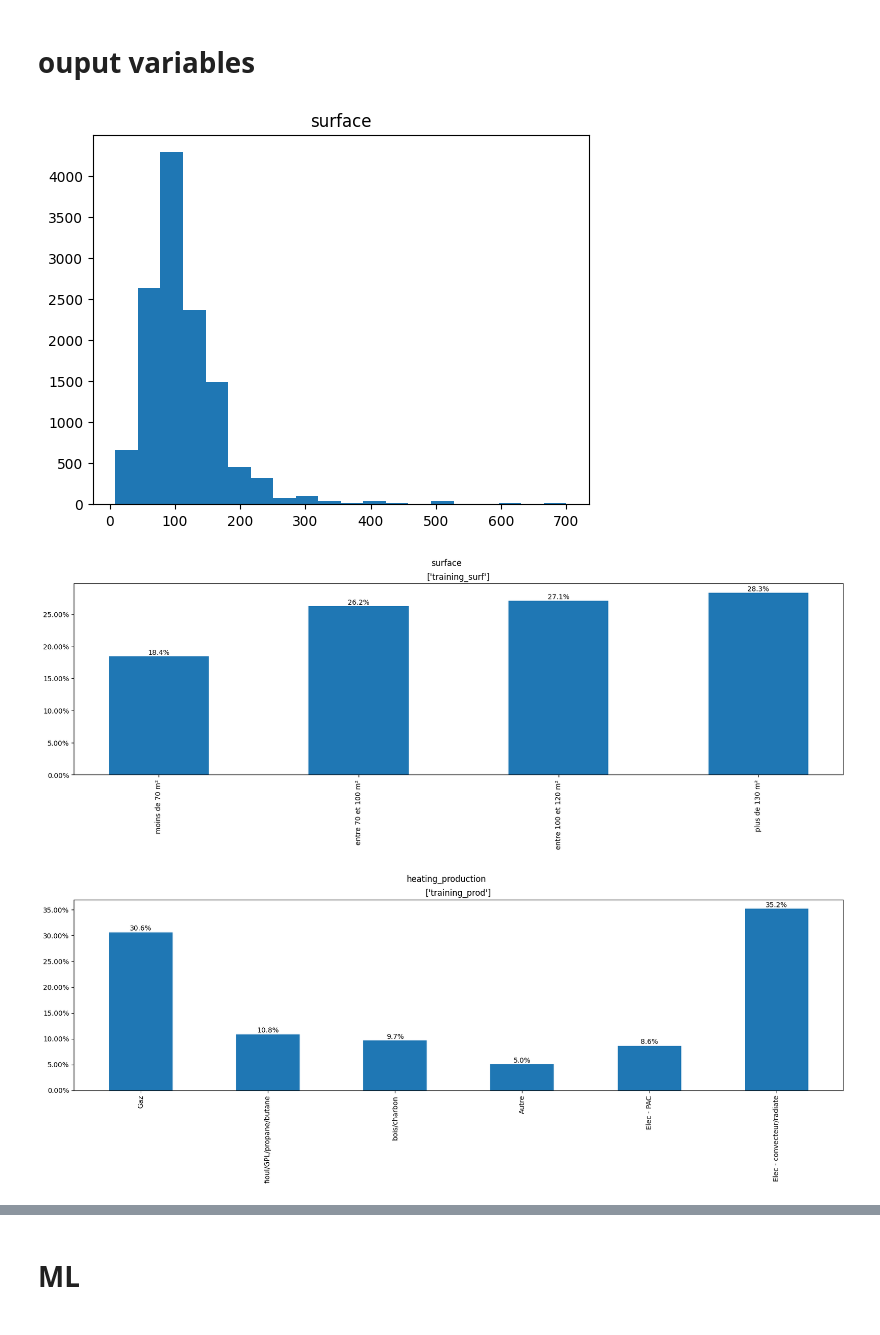
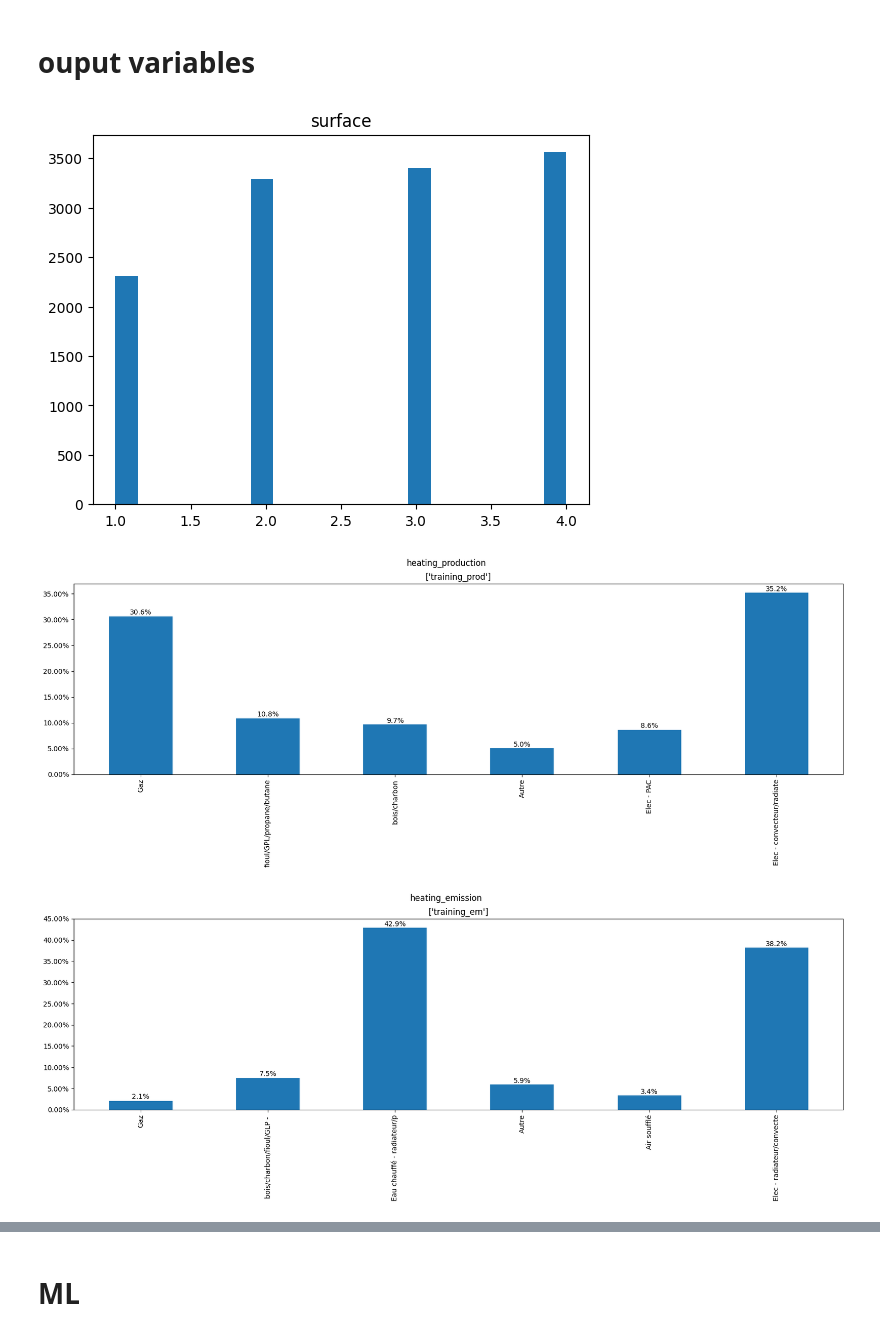
Before and after one commit to axrocheteau/renov_local, a Jupyter notebook: pred_tremi_v2.ipynb, the cells around one changed output, grey strips where cells are left out. Drawn from its saved outputs; the diff is of its cells as text; code cells hidden in the pictures.

```diff
--- a/pred_tremi_v2.ipynb
+++ b/pred_tremi_v2.ipynb
@@ -21,14 +26,13 @@ spark = SparkSession \
 # set this parameter for date issue before 1582 (dpe database)
 spark.conf.set("spark.sql.legacy.timeParserPolicy","LEGACY")
 # %%
-# create database
+# import files
 # File location and type
 file_location_array = [
-    {"location" : "../../training/pred_tremi_v2.csv", "name": "pred_tremi_full", "delimiter": ","},
-    {"location" : "../../training/pred_tremi_full.csv", "name": "pred_tremi_fullv1", "delimiter": ","},
-    {"location" :  "../../training/dpe_full.csv", "name": "dpe", "delimiter": ","},
-    {"location" :  "../../training/prediction_dpe.csv", "name": "prediction_dpe", "delimiter": ","},
-    {"location" :  "../../training/dico.csv", "name": "dictionary", "delimiter": "\t"}
+    {"location" : "./training/pred_tremi_v2.csv", "name": "pred_tremi_full", "delimiter": ","},
+    {"location" : "./training/dpe/", "name": "dpe", "delimiter": ","},
+    {"location" : "./training/prediction_dpe.csv", "name": "prediction_dpe", "delimiter": ","},
+    {"location" : "./training/dico.csv", "name": "dictionary", "delimiter": "\t"}
 ]
 file_type = "csv"
 
@@ -103,0 +114,3 @@ print(training_surf.count(), predicting_surf.count(), training_prod.count(), pre
+# %%
+f, ax = plt.subplots(1,2)
+print(type(ax[0]))
@@ -104,17 +120,17 @@ print(training_surf.count(), predicting_surf.count(), training_prod.count(), pre
 # %%
 # get the name of  variable outside fonction
-def retrieve_name(var):
+def retrieve_name(var: str) -> list[str]:
     callers_local_vars = inspect.currentframe().f_back.f_back.f_locals.items()
     return [var_name for var_name, var_val in callers_local_vars if var_val is var]
 
 # cut variable name if too long
-def cut(name):
+def cut(name: str) -> str:
     if isinstance(name, str) and len(name)>25:
         return name[0:25]
     return name
 
 # get all values in dict form
-def get_dict(df):
+def get_dict(df: Dataframe) -> dict[str, list[str]]:
     col_names = [col[0] for col in df.dtypes]
     values = {}
     rows = df.collect()
@@ -123,7 +139,7 @@ def get_dict(df):
     return values
 
 # get labels for a variable thanks to dictionary
-def get_labels(variable):
+def get_labels(variable: str) -> dict[str, list[str]]:
     study = (
         dictionary.filter(
             (F.col('column') == variable) &
@@ -138,8 +154,8 @@ def get_labels(variable):
     )
     return get_dict(study)
 
-# return ticks for pie
-def get_percent(value, values):
+# return labels for pie
+def get_percent(value: float, values: list[float]) -> str:
     total = sum(values)
     if len(values) < 5:
         return f'{value/100*total:.0f}\n{value:.2f}%'
@@ -147,7 +163,7 @@ def get_percent(value, values):
         return f'{value:.1f}'
 
 # plot pie
-def plot_repartition(df, variable, ax, title=None):
+def plot_repartition(df: Dataframe, variable: str, ax: Axe, title: str = None) -> None:
     labels = get_labels(variable)['meaning']
     count = get_dict(df.withColumn(variable, F.col(variable).cast(int)).groupBy(variable).count().orderBy(variable))['count']
     ax.pie(count, labels = labels, autopct=lambda x: get_percent(x,count),startangle=90)
@@ -155,7 +171,7 @@ def plot_repartition(df, variable, ax, title=None):
         ax.set_title(title)
 
 # plot_hist
-def plot_hist(df, variable, ax, title=None):
+def plot_hist(df: Dataframe, variable: str, ax: Axe, title: str = None) -> None:
 
     labels = get_labels(variable)['meaning']
     values = get_dict(df.groupBy(variable).count().orderBy(variable))
@@ -182,7 +198,7 @@ def plot_hist(df, variable, ax, title=None):
         ax.set_title(title)
 
 # plot multiple chart
-def compare_repartition(dfs, variable):
+def compare_repartition(dfs: list[Dataframe], variable: str) -> None:
     f, ax = plt.subplots(1, len(dfs), figsize=(20,5), sharey=True)
     plt.subplots_adjust(wspace=0.2)
     plt.suptitle(variable)
@@ -211,7 +227,8 @@ compare_repartition(dfs, 'income')
 [figure]
 [figure]
 # %%
-def histo(df, variable, bins = 20):
+# plot histogram
+def histo(df: Dataframe, variable: str, bins: int = 20) -> None:
     plt.title(variable)
     plt.hist(df.select(variable).toPandas(), bins=bins)
     plt.show()
@@ -232,11 +249,10 @@ histo(training_tremi, 'department_number', 95)
 # %% [markdown]
 # ouput variables
 # %%
-histo(training_surf2, 'surface')
-compare_repartition([training_surf], 'surface')
+histo(training_surf, 'surface')
 compare_repartition([training_prod], 'heating_production')
 compare_repartition([training_em], 'heating_emission')
 # %% [output]
-[figure, old version]
+[figure, new version]
-[figure, old version]
+[figure, new version]
-[figure, old version]
+[figure, new version]
```
Also changed, not shown: parts of 16 cells of this notebook, 47 other files.
